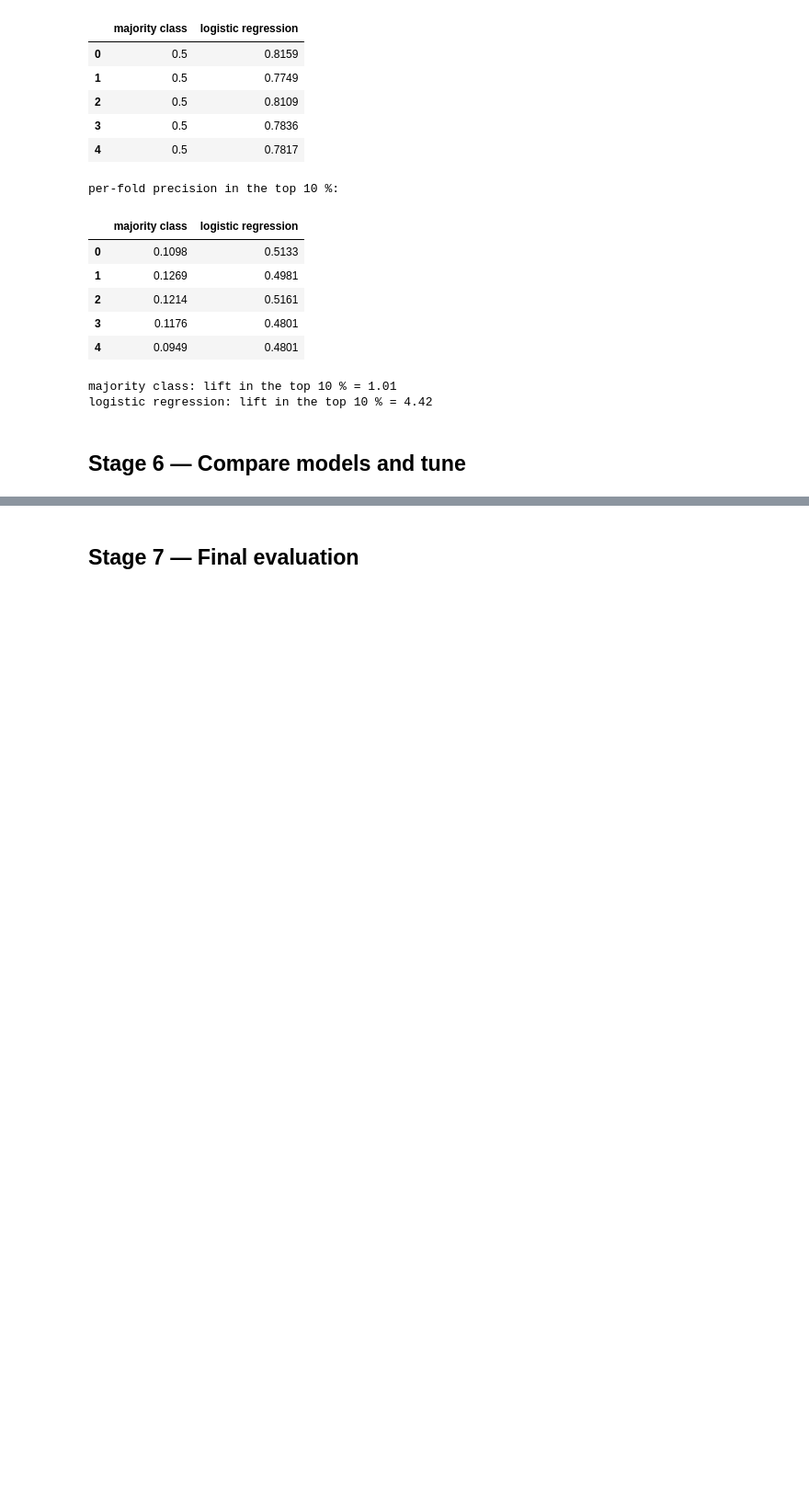
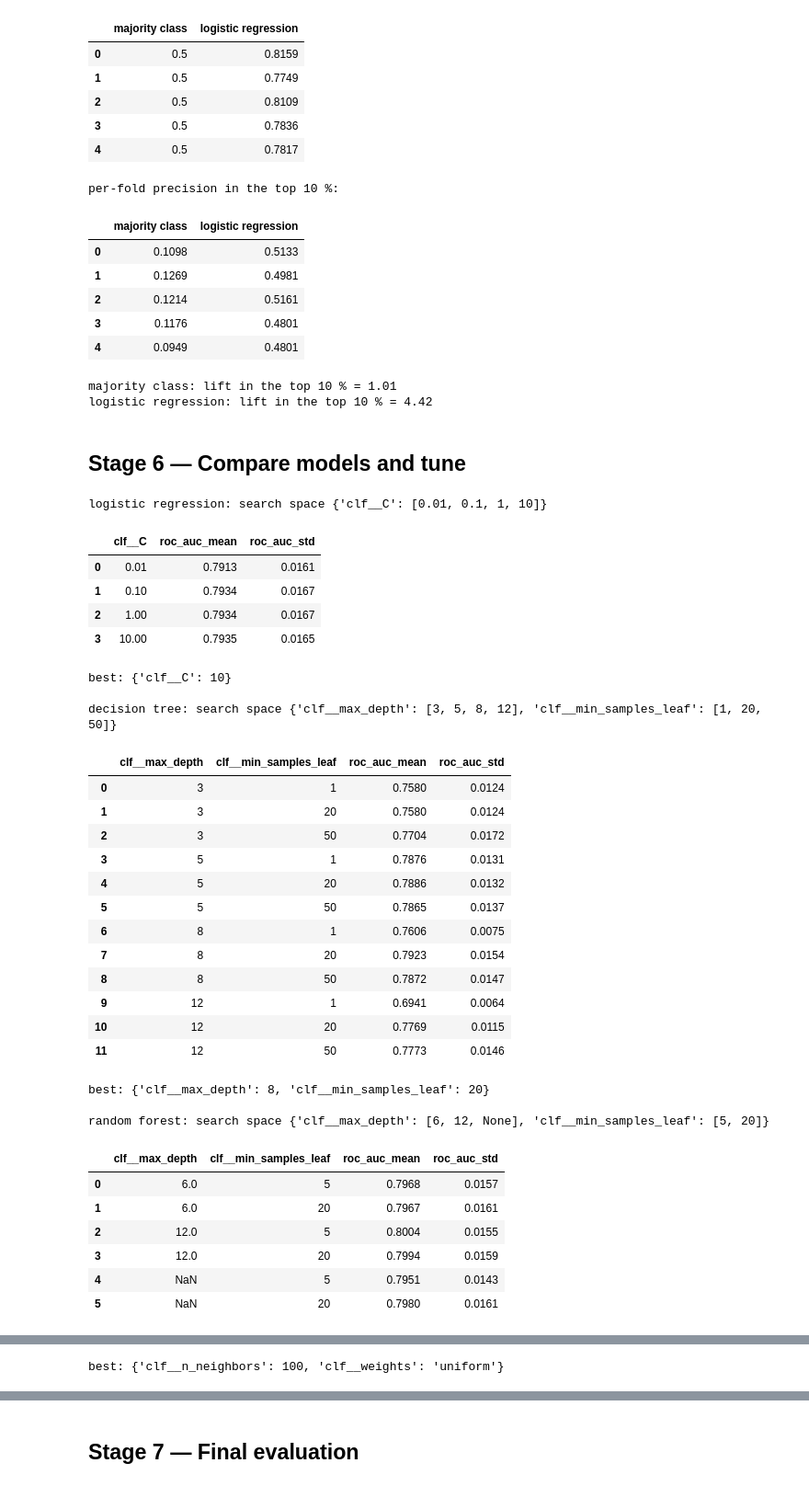
Before and after one commit to MrBiscit/task-03-ML-course, a Jupyter notebook: Aliev_task3.ipynb, the cells around one changed output, grey strips where cells are left out. Shown at 92% size. Saved outputs shown, nothing was run; the diff lists cells and outputs as text; code cells hidden in the pictures; blank space fills up the shorter version.

```diff
--- a/Aliev_task3.ipynb
+++ b/Aliev_task3.ipynb
@@ -576,3 +572,82 @@ majority class: lift in the top 10 % = 1.01
 logistic regression: lift in the top 10 % = 4.42
 # %% [markdown]
 ## Stage 6 — Compare models and tune
+# %%
+from sklearn.model_selection import GridSearchCV
+from sklearn.tree import DecisionTreeClassifier
+from sklearn.ensemble import RandomForestClassifier
+from sklearn.neighbors import KNeighborsClassifier
+
+SELECT = "roc_auc"      # metric used to pick hyper-parameters
+tuned = {}              # model name -> best parameters
+
+
+def make_pipe(clf):
+    return Pipeline([("prep", make_prep(**chosen)), ("clf", clf)])
+
+
+families = {
+    "logistic regression": (make_pipe(LogisticRegression(max_iter=2000)),
+                            {"clf__C": [0.01, 0.1, 1, 10]}),
+    "decision tree": (make_pipe(DecisionTreeClassifier(criterion="entropy", random_state=SEED)),
+                      {"clf__max_depth": [3, 5, 8, 12], "clf__min_samples_leaf": [1, 20, 50]}),
+    "random forest": (make_pipe(RandomForestClassifier(n_estimators=200, random_state=SEED, n_jobs=-1)),
+                      {"clf__max_depth": [6, 12, None], "clf__min_samples_leaf": [5, 20]}),
+    "KNN": (make_pipe(KNeighborsClassifier()),
+            {"clf__n_neighbors": [25, 50, 100], "clf__weights": ["uniform", "distance"]}),
+}
+
+
+def tune(name, model, grid):
+    gs = GridSearchCV(model, grid, cv=cv, scoring=scoring_all, refit=False)
+    gs.fit(X_dev, y_dev)
+    res = gs.cv_results_
+    best = int(np.argmin(res[f"rank_test_{SELECT}"]))
+    tuned[name] = res["params"][best]
+    cv_results[name + " (tuned)"] = {
+        m: np.array([res[f"split{k}_test_{m}"][best] for k in range(cv.get_n_splits())])
+        for m in scoring_all
+    }
+    table = pd.DataFrame(res["params"])
+    table[f"{SELECT}_mean"] = res[f"mean_test_{SELECT}"]
+    table[f"{SELECT}_std"] = res[f"std_test_{SELECT}"]
+    return table.round(4)
+
+
+for name, (model, grid) in families.items():
+    print(f"\n{name}: search space {grid}")
+    display(tune(name, model, grid))
+    print("best:", tuned[name])
+# %% [output]
+logistic regression: search space {'clf__C': [0.01, 0.1, 1, 10]}
+|  | clf__C | roc_auc_mean | roc_auc_std |
+| 0 | 0.01 | 0.7913 | 0.0161 |
+| 1 | 0.10 | 0.7934 | 0.0167 |
+| 2 | 1.00 | 0.7934 | 0.0167 |
+| 3 | 10.00 | 0.7935 | 0.0165 |
+best: {'clf__C': 10}
+
+decision tree: search space {'clf__max_depth': [3, 5, 8, 12], 'clf__min_samples_leaf': [1, 20, 50]}
+|  | clf__max_depth | clf__min_samples_leaf | roc_auc_mean | roc_auc_std |
+| 0 | 3 | 1 | 0.7580 | 0.0124 |
+| 1 | 3 | 20 | 0.7580 | 0.0124 |
+| 2 | 3 | 50 | 0.7704 | 0.0172 |
+| 3 | 5 | 1 | 0.7876 | 0.0131 |
+| 4 | 5 | 20 | 0.7886 | 0.0132 |
+| 5 | 5 | 50 | 0.7865 | 0.0137 |
+| 6 | 8 | 1 | 0.7606 | 0.0075 |
+| 7 | 8 | 20 | 0.7923 | 0.0154 |
+| 8 | 8 | 50 | 0.7872 | 0.0147 |
+| 9 | 12 | 1 | 0.6941 | 0.0064 |
+| 10 | 12 | 20 | 0.7769 | 0.0115 |
+| 11 | 12 | 50 | 0.7773 | 0.0146 |
+best: {'clf__max_depth': 8, 'clf__min_samples_leaf': 20}
+
+random forest: search space {'clf__max_depth': [6, 12, None], 'clf__min_samples_leaf': [5, 20]}
+|  | clf__max_depth | clf__min_samples_leaf | roc_auc_mean | roc_auc_std |
+| 0 | 6.0 | 5 | 0.7968 | 0.0157 |
+| 1 | 6.0 | 20 | 0.7967 | 0.0161 |
+| 2 | 12.0 | 5 | 0.8004 | 0.0155 |
+| 3 | 12.0 | 20 | 0.7994 | 0.0159 |
+| 4 | NaN | 5 | 0.7951 | 0.0143 |
+| 5 | NaN | 20 | 0.7980 | 0.0161 |
@@ -578,0 +664 @@ logistic regression: lift in the top 10 % = 4.42
+best: {'clf__n_neighbors': 100, 'clf__weights': 'uniform'}
```
Also changed, not shown: parts of 17 cells of this notebook.
